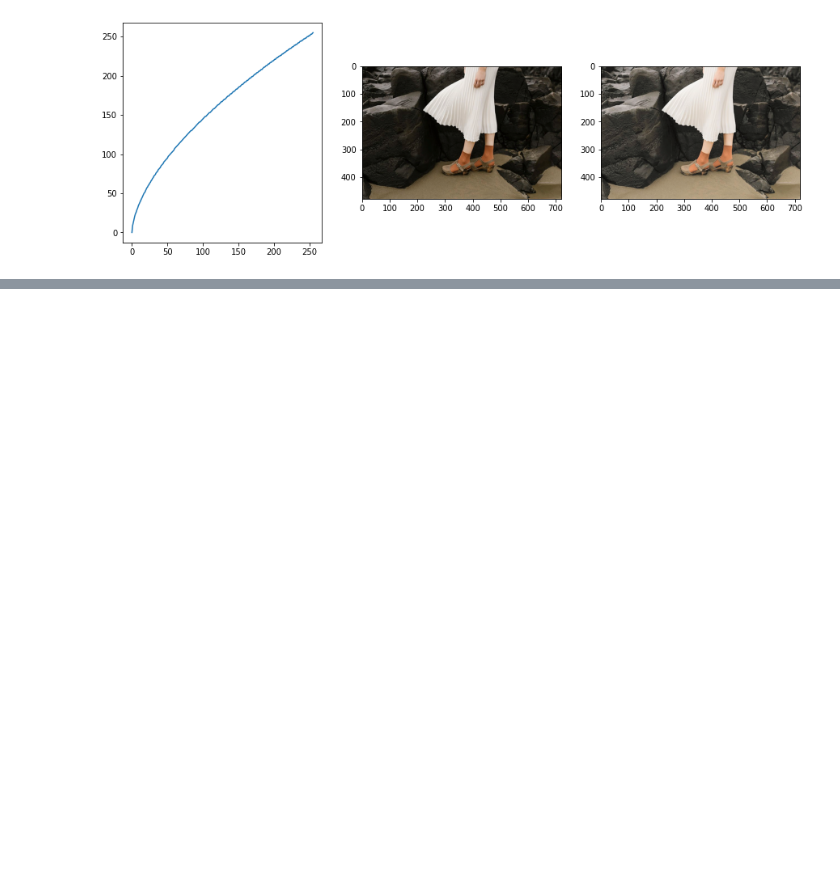
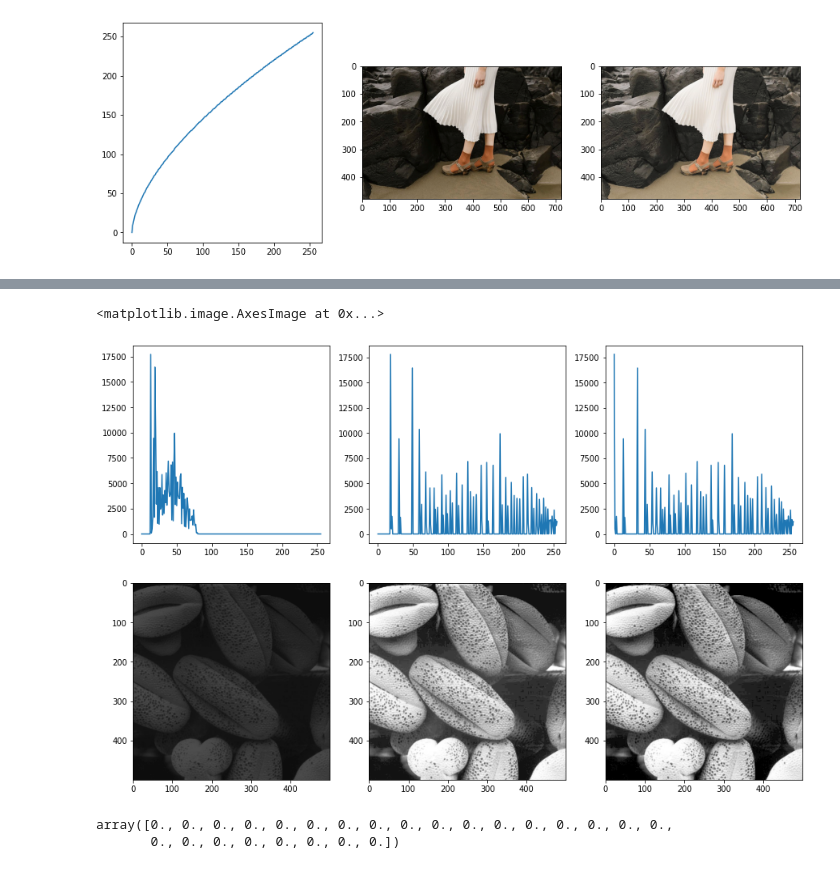
Before and after one commit to KCSAbeywickrama/EN2550-Excercises, a Jupyter notebook: Assignment_01/190018V_Ex0.ipynb, the cells around one changed output, grey strips where cells are left out. Cells and saved outputs as stored; diff of their text form; code cells hidden in the pictures; blank space fills up the shorter version.

```diff
--- a/Assignment_01/190018V_Ex0.ipynb
+++ b/Assignment_01/190018V_Ex0.ipynb
@@ -136,3 +136,33 @@ print(arr)
 
 arr[:,:,0]=tr[arr[:,:,0]]
 print(arr)
+# %%
+# 4
+
+f=cv.imread('shells.png',cv.IMREAD_GRAYSCALE)
+assert f is not None
+
+
+hist_org=cv.calcHist([f],[0],None,[256],[0,256])
+cumsum=hist_org.cumsum()
+t=np.round(cumsum*255/f.size).astype(np.uint8)
+g=t[f]
+hist_eq=cv.calcHist([g],[0],None,[256],[0,256])
+h=cv.equalizeHist(f)
+hist_eq_inb=cv.calcHist([h],[0],None,[256],[0,256])
+
+fig,ax=plt.subplots(2,3,figsize=(15,10))
+ax[0][0].plot(hist_org)
+ax[0][1].plot(hist_eq)
+ax[0][2].plot(hist_eq_inb)
+ax[1][0].imshow(f,cmap='gray', vmin=0, vmax=255)
+ax[1][1].imshow(g,cmap='gray', vmin=0, vmax=255)
+ax[1][2].imshow(h,cmap='gray', vmin=0, vmax=255)
+# %% [output]
+<matplotlib.image.AxesImage at 0x...>
+[figure, added]
+# %%
+np.zeros(25)
+# %% [output]
+array([0., 0., 0., 0., 0., 0., 0., 0., 0., 0., 0., 0., 0., 0., 0., 0., 0.,
+       0., 0., 0., 0., 0., 0., 0., 0.])
```
Also changed, not shown: parts of 1 cell of this notebook.
